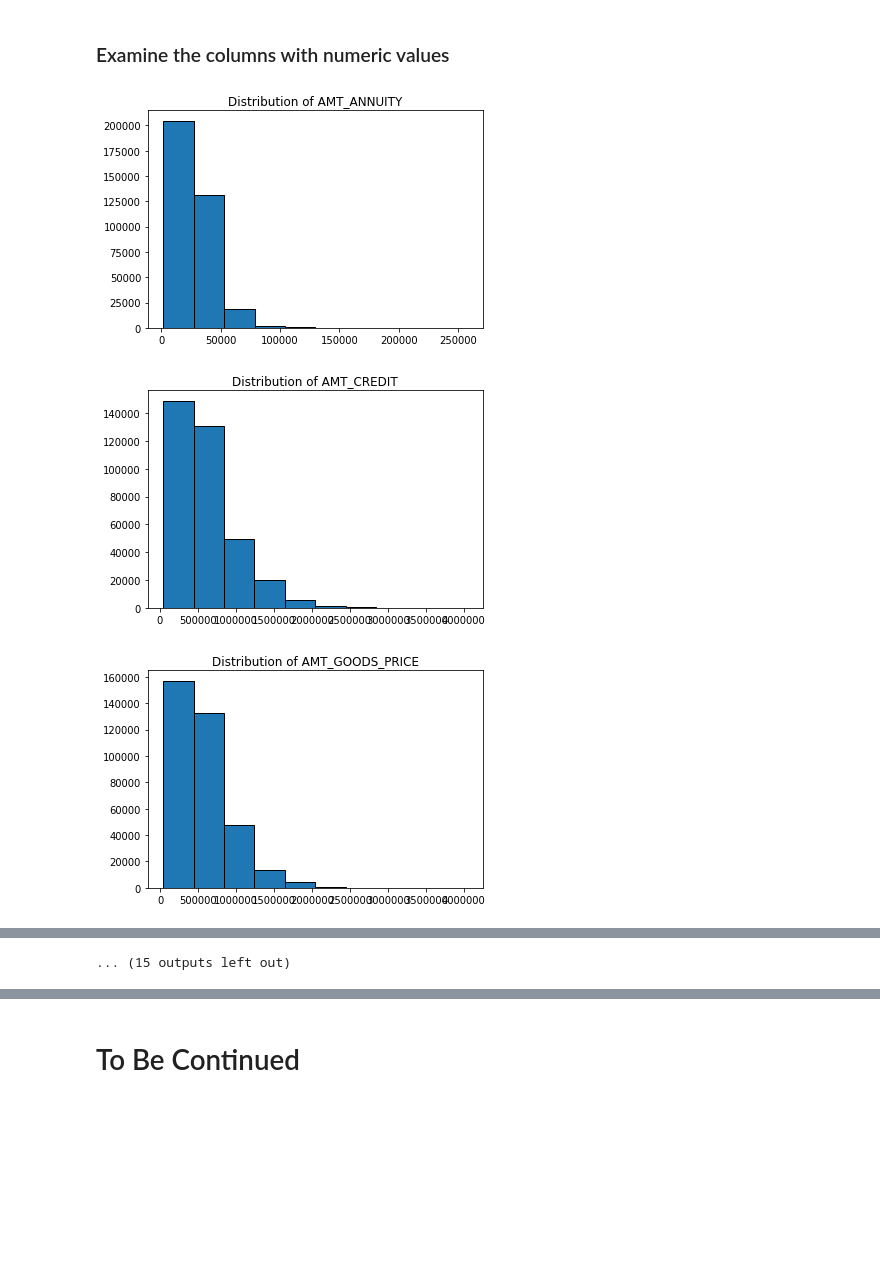
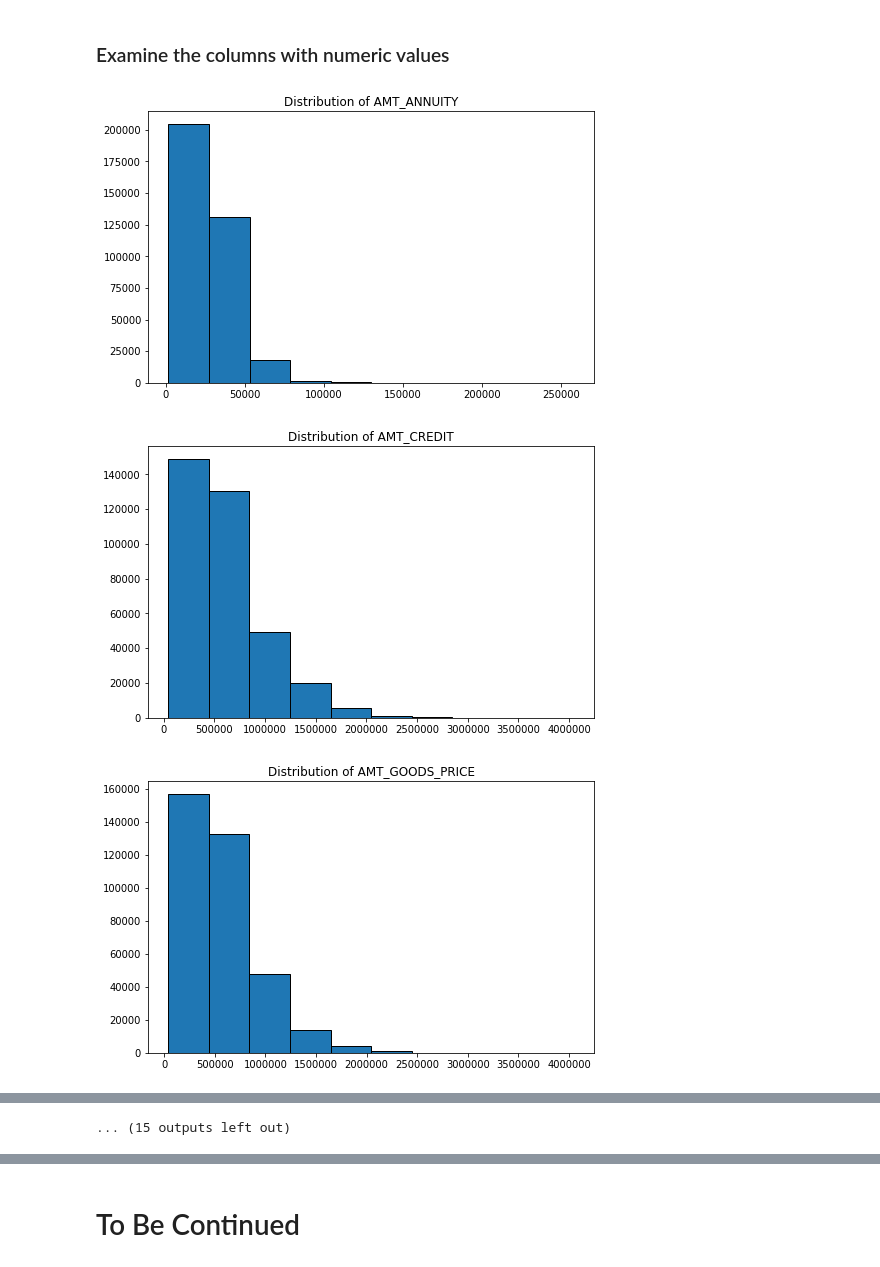
Before and after one commit to terrancexia/Home-Credit-Default-Risk-, a Jupyter notebook: Home Credit Default Risk.ipynb, the cells around one changed output, grey strips where cells are left out. Cells and saved outputs as stored; diff of their text form; code cells hidden in the pictures; blank space fills up the shorter version.

```diff
--- a/Home Credit Default Risk.ipynb
+++ b/Home Credit Default Risk.ipynb
@@ -1148,14 +1148,14 @@ df2.shape
 # %%
 #loop over numeric columns to check the distribution
 num_columns=df1.columns[~df1.columns.isin(cat_columns)]
 
 for i in num_columns:
     #plot the histgram
-    plt.figure()
-    plt.hist(df1[i], edgecolor = 'black')
+    plt.figure(figsize = (8,5))
+    plt.hist(df2[i], edgecolor = 'black')
     plt.title(f'Distribution of {i}')
     plt.show()
 # %% [output]
-[figure, old version]
+[figure, new version]
-[figure, old version]
+[figure, new version]
-[figure, old version]
+[figure, new version]
```
Also changed, not shown: parts of 36 cells of this notebook.
